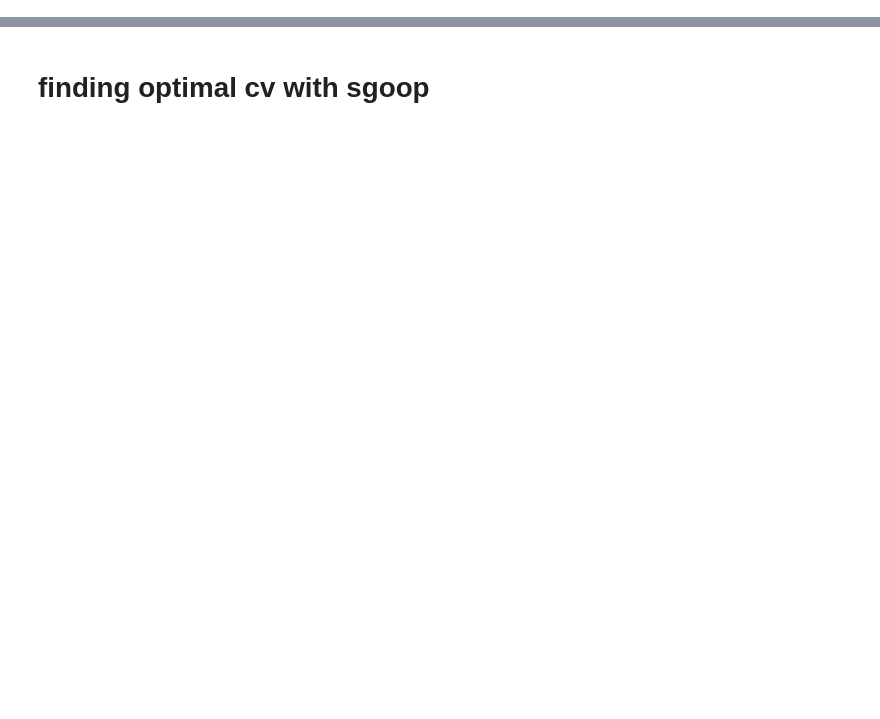
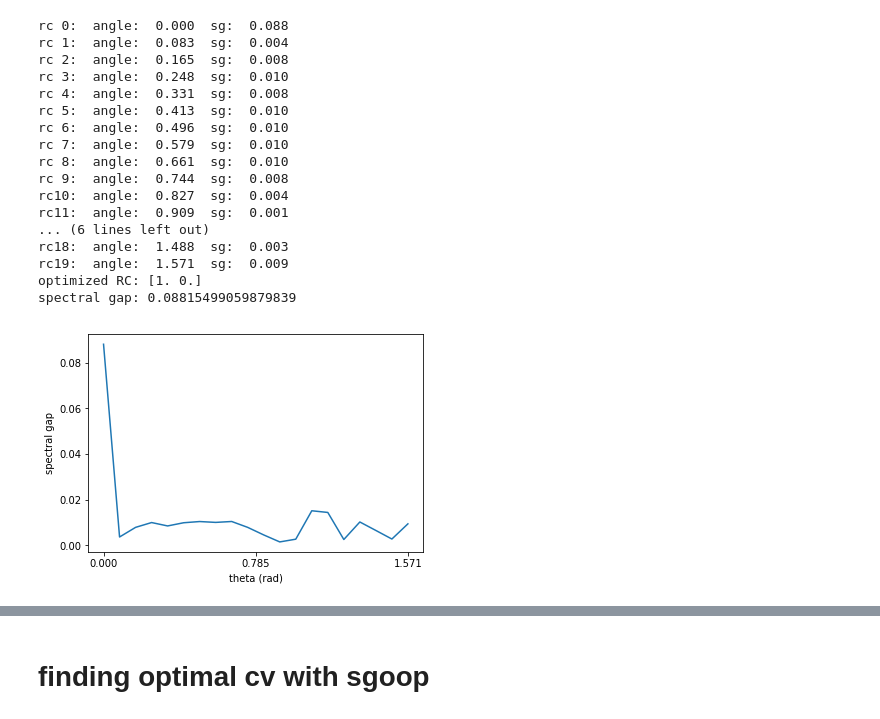
Before and after one commit to anotherjoshsmith/SGOOP, a Jupyter notebook: examples/model_potentials.ipynb, the cells around one changed output, grey strips where cells are left out. Saved outputs shown, nothing was run; the diff lists cells and outputs as text; code cells hidden in the pictures; blank space fills up the shorter version.

```diff
--- a/examples/model_potentials.ipynb
+++ b/examples/model_potentials.ipynb
@@ -0,0 +59,13 @@
+# %%
+# specify columns you want to require
+sgoop_params = {
+    # specify rbias and cv column names
+    'cv_cols': ['x', 'y'],
+    # adjust sgoop params
+    'rc_bins': 50,
+    'wells': 3,
+    'd': 5,
+    'kde': True,
+    'bw': 0.01,
+    'diffusivity': 1.0
+}
@@ -0,0 +77,55 @@
+# %%
+# evaluate spectral gap for various CVs
+thetas = np.linspace(0, np.pi / 2, 20)
+sg = np.zeros_like(thetas)
+for idx, angle in enumerate(thetas):
+    rc = angle_to_rc(angle)
+    prob, grid = md_prob(
+        rc,
+        md_traj,
+        sgoop_params['cv_cols'],
+        md_traj['weights'].values,
+        sgoop_params['rc_bins'],
+        sgoop_params['kde'],
+        sgoop_params['bw']
+    )
+    # calculate spectral gap
+    sg[idx] = sgoop(
+        prob,
+        None,
+        sgoop_params['d'],
+        sgoop_params['wells'],
+        sgoop_params['diffusivity'],
+    )
+
+    print(f'rc{idx:2d}:  angle: {angle:6.3f}  sg: {sg[idx]:6.3f}')
+
+opt_theta = thetas[np.argmax(sg)]
+opt_rc = angle_to_rc(opt_theta)
+print(f'optimized RC: {opt_rc}')
+print(f'spectral gap: {sg.max()}')
+
+plt.plot(thetas, sg)
+plt.xlabel('theta (rad)')
+plt.ylabel('spectral gap')
+plt.xticks([0, np.pi/4, np.pi/2])
+plt.show()
+# %% [output]
+rc 0:  angle:  0.000  sg:  0.088
+rc 1:  angle:  0.083  sg:  0.004
+rc 2:  angle:  0.165  sg:  0.008
+rc 3:  angle:  0.248  sg:  0.010
+rc 4:  angle:  0.331  sg:  0.008
+rc 5:  angle:  0.413  sg:  0.010
+rc 6:  angle:  0.496  sg:  0.010
+rc 7:  angle:  0.579  sg:  0.010
+rc 8:  angle:  0.661  sg:  0.010
+rc 9:  angle:  0.744  sg:  0.008
+rc10:  angle:  0.827  sg:  0.004
+rc11:  angle:  0.909  sg:  0.001
+... (6 lines left out)
+rc18:  angle:  1.488  sg:  0.003
+rc19:  angle:  1.571  sg:  0.009
+optimized RC: [1. 0.]
+spectral gap: 0.08815499059879839
+[figure, added]
```
Also changed, not shown: parts of 53 cells of this notebook.
